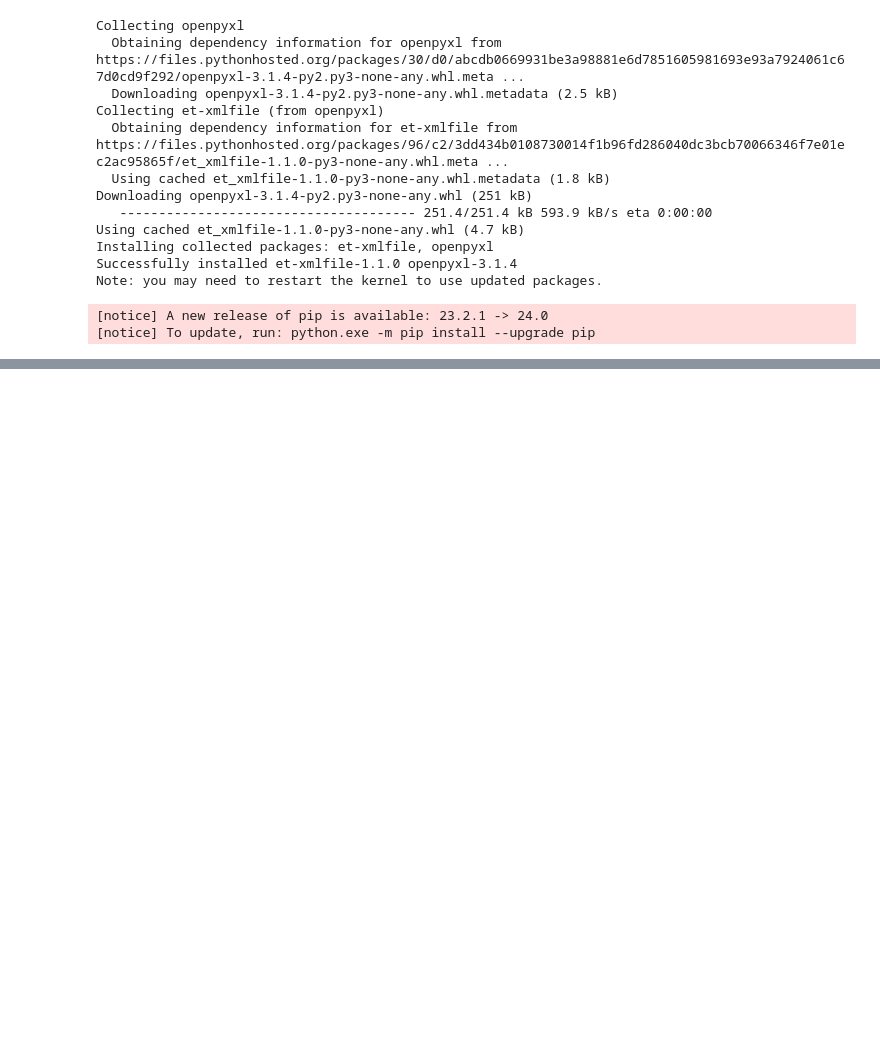
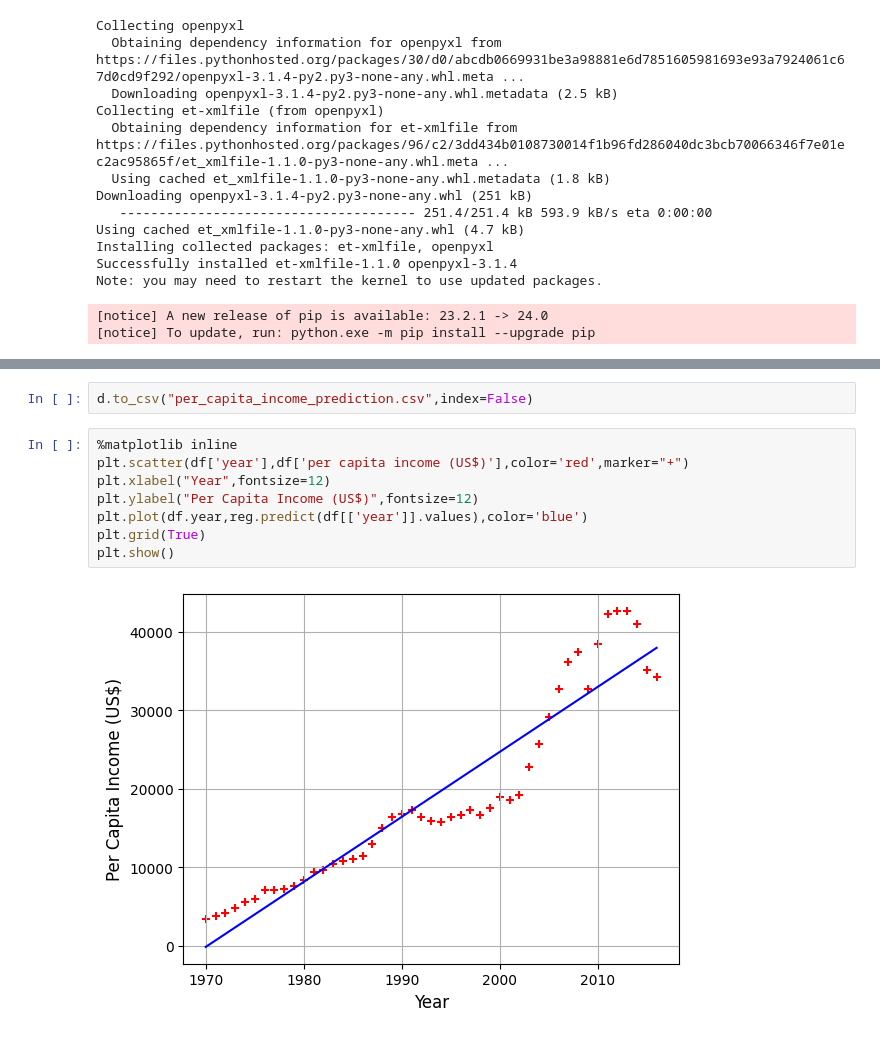
Before and after one commit to raaakibul/Machine-Learning, a Jupyter notebook: Linear-Regression/Excercise-Canada-per-capita-income/canada-per-capita.ipynb, the cells around one changed output, grey strips where cells are left out. Drawn from its saved outputs; the diff is of its cells as text; blank space fills up the shorter version.

Commit message:
predicted per capita income and created csv file

```diff
--- a/Linear-Regression/Excercise-Canada-per-capita-income/canada-per-capita.ipynb
+++ b/Linear-Regression/Excercise-Canada-per-capita-income/canada-per-capita.ipynb
@@ -175,0 +210,12 @@ d
+# %%
+d.to_csv("per_capita_income_prediction.csv",index=False)
+# %%
+%matplotlib inline
+plt.scatter(df['year'],df['per capita income (US$)'],color='red',marker="+")
+plt.xlabel("Year",fontsize=12)
+plt.ylabel("Per Capita Income (US$)",fontsize=12)
+plt.plot(df.year,reg.predict(df[['year']].values),color='blue')
+plt.grid(True)
+plt.show()
+# %% [output]
+[figure, added]
```
Also changed, not shown: parts of 5 cells of this notebook, 2 other files.
